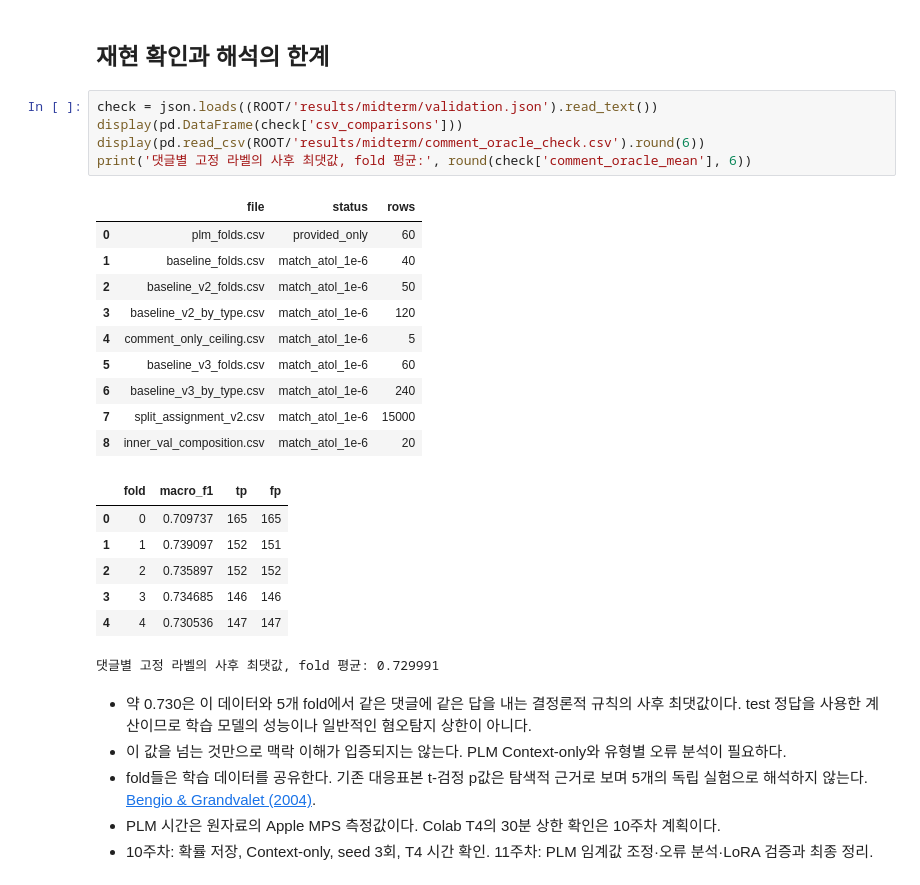
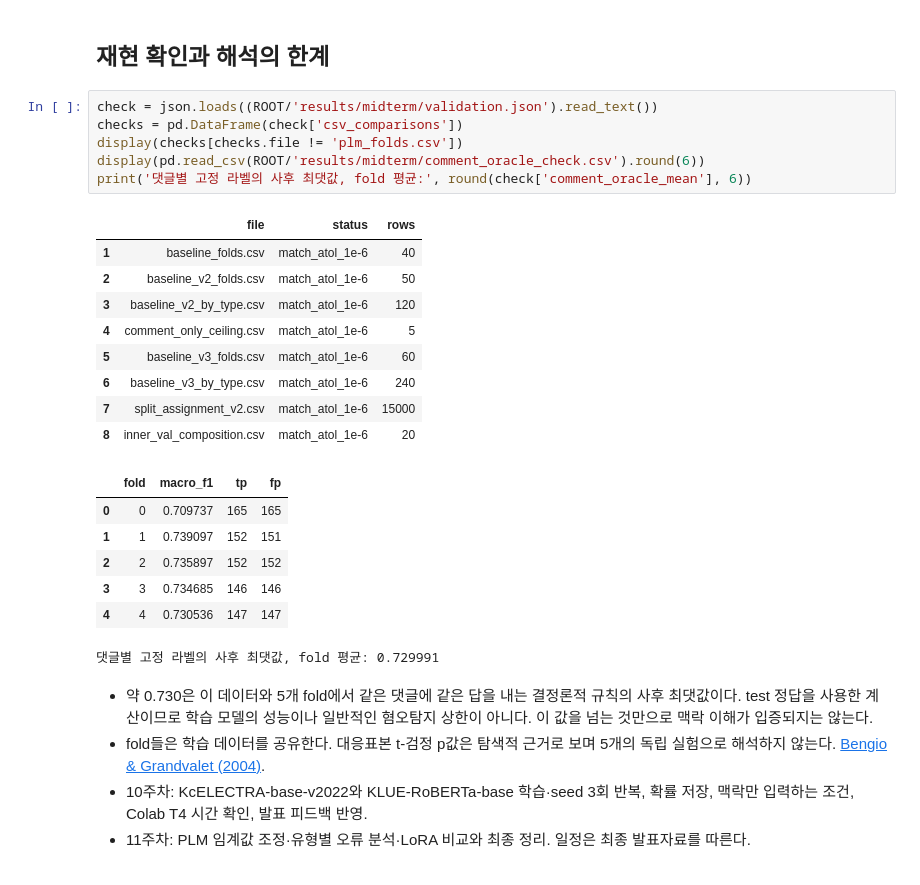
Before and after one commit to contra333/bda_teamproject, a Jupyter notebook: notebooks/w9_midterm_자동화.ipynb, the cells around one changed output. Drawn from its saved outputs; the diff is of its cells as text.

```diff
--- a/notebooks/w9_midterm_자동화.ipynb
+++ b/notebooks/w9_midterm_자동화.ipynb
@@ -70,12 +84,12 @@ display(Image(filename=str(ROOT/'figures/midterm/02_threshold_comparison.png'),
 ## 재현 확인과 해석의 한계
 # %%
 check = json.loads((ROOT/'results/midterm/validation.json').read_text())
-display(pd.DataFrame(check['csv_comparisons']))
+checks = pd.DataFrame(check['csv_comparisons'])
+display(checks[checks.file != 'plm_folds.csv'])
 display(pd.read_csv(ROOT/'results/midterm/comment_oracle_check.csv').round(6))
 print('댓글별 고정 라벨의 사후 최댓값, fold 평균:', round(check['comment_oracle_mean'], 6))
 # %% [output]
 |  | file | status | rows |
-| 0 | plm_folds.csv | provided_only | 60 |
 | 1 | baseline_folds.csv | match_atol_1e-6 | 40 |
 | 2 | baseline_v2_folds.csv | match_atol_1e-6 | 50 |
 | 3 | baseline_v2_by_type.csv | match_atol_1e-6 | 120 |
@@ -92,8 +106,7 @@ print('댓글별 고정 라벨의 사후 최댓값, fold 평균:', round(check['
 | 4 | 4 | 0.730536 | 147 | 147 |
 댓글별 고정 라벨의 사후 최댓값, fold 평균: 0.729991
 # %% [markdown]
-- 약 0.730은 이 데이터와 5개 fold에서 같은 댓글에 같은 답을 내는 결정론적 규칙의 사후 최댓값이다. test 정답을 사용한 계산이므로 학습 모델의 성능이나 일반적인 혐오탐지 상한이 아니다.
-- 이 값을 넘는 것만으로 맥락 이해가 입증되지는 않는다. PLM Context-only와 유형별 오류 분석이 필요하다.
-- fold들은 학습 데이터를 공유한다. 기존 대응표본 t-검정 p값은 탐색적 근거로 보며 5개의 독립 실험으로 해석하지 않는다. [Bengio & Grandvalet (2004)](https://www.jmlr.org/papers/v5/grandvalet04a.html).
-- PLM 시간은 원자료의 Apple MPS 측정값이다. Colab T4의 30분 상한 확인은 10주차 계획이다.
-- 10주차: 확률 저장, Context-only, seed 3회, T4 시간 확인. 11주차: PLM 임계값 조정·오류 분석·LoRA 검증과 최종 정리.
+- 약 0.730은 이 데이터와 5개 fold에서 같은 댓글에 같은 답을 내는 결정론적 규칙의 사후 최댓값이다. test 정답을 사용한 계산이므로 학습 모델의 성능이나 일반적인 혐오탐지 상한이 아니다. 이 값을 넘는 것만으로 맥락 이해가 입증되지는 않는다.
+- fold들은 학습 데이터를 공유한다. 대응표본 t-검정 p값은 탐색적 근거로 보며 5개의 독립 실험으로 해석하지 않는다. [Bengio & Grandvalet (2004)](https://www.jmlr.org/papers/v5/grandvalet04a.html).
+- 10주차: KcELECTRA-base-v2022와 KLUE-RoBERTa-base 학습·seed 3회 반복, 확률 저장, 맥락만 입력하는 조건, Colab T4 시간 확인, 발표 피드백 반영.
+- 11주차: PLM 임계값 조정·유형별 오류 분석·LoRA 비교와 최종 정리. 일정은 최종 발표자료를 따른다.
```
Also changed, not shown: parts of 5 cells of this notebook, 12 other files.
